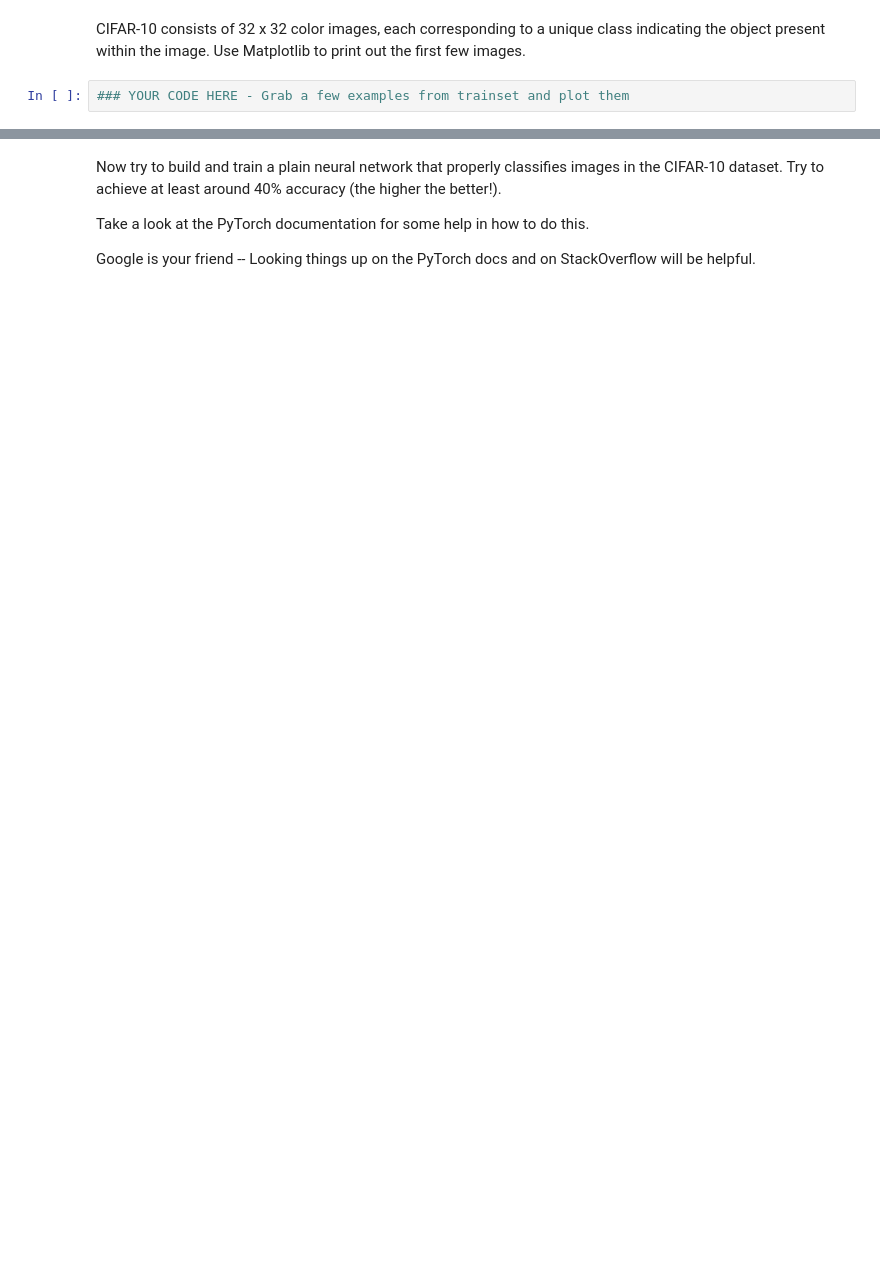
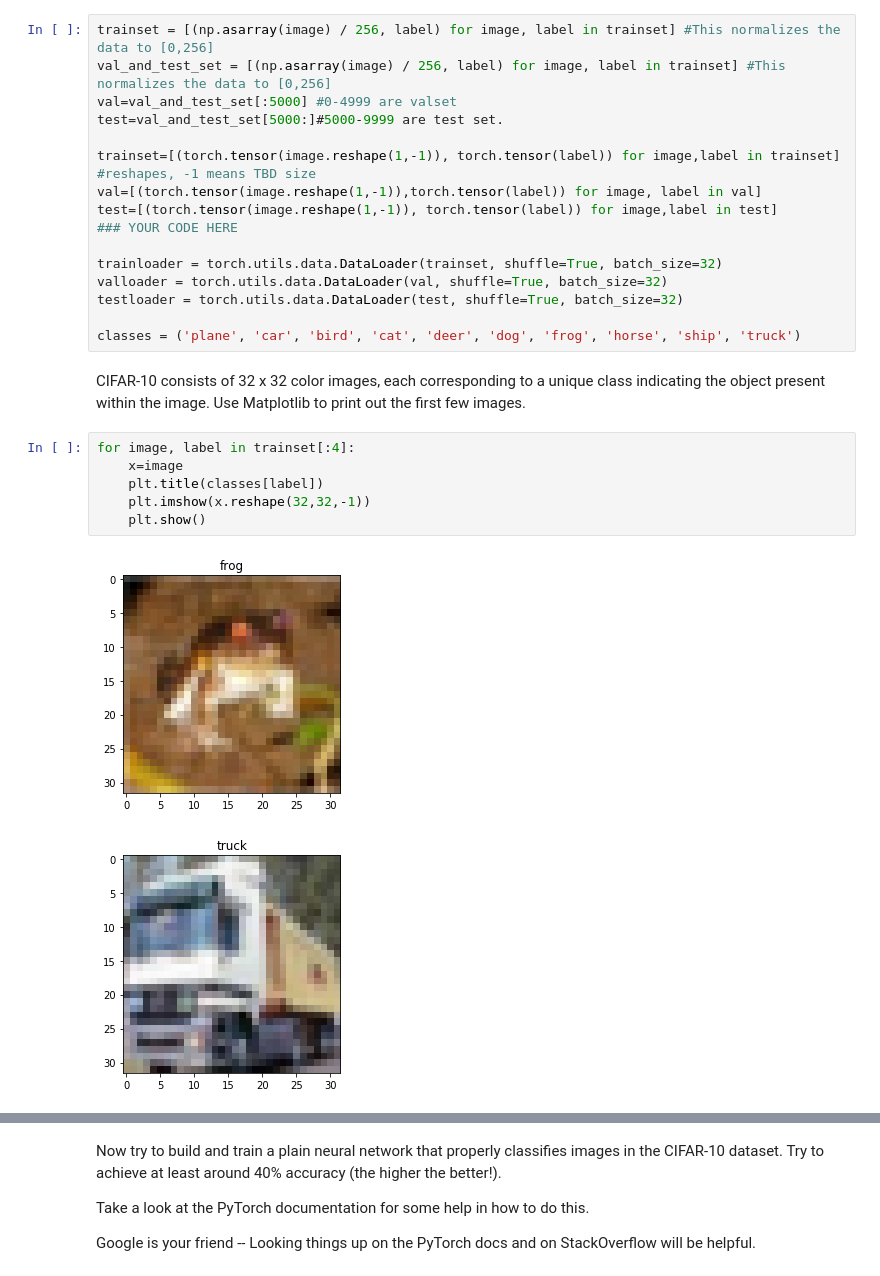
Before and after one commit to McGillAISociety/mais-bootcamp-w2019, a Jupyter notebook: Assignment3/assignment3.ipynb, the cells around one changed output, grey strips where cells are left out. Drawn from its saved outputs; the diff is of its cells as text; blank space fills up the shorter version.

```diff
--- a/Assignment3/assignment3.ipynb
+++ b/Assignment3/assignment3.ipynb
@@ -308,4 +326,27 @@ classes = ('plane', 'car', 'bird', 'cat', 'deer', 'dog', 'frog', 'horse', 'ship'
+# %%
+trainset = [(np.asarray(image) / 256, label) for image, label in trainset] #This normalizes the data to [0,256]
+val_and_test_set = [(np.asarray(image) / 256, label) for image, label in trainset] #This normalizes the data to [0,256]
+val=val_and_test_set[:5000] #0-4999 are valset
+test=val_and_test_set[5000:]#5000-9999 are test set.
+
+trainset=[(torch.tensor(image.reshape(1,-1)), torch.tensor(label)) for image,label in trainset] #reshapes, -1 means TBD size
+val=[(torch.tensor(image.reshape(1,-1)),torch.tensor(label)) for image, label in val]
+test=[(torch.tensor(image.reshape(1,-1)), torch.tensor(label)) for image,label in test]
+### YOUR CODE HERE
+
+trainloader = torch.utils.data.DataLoader(trainset, shuffle=True, batch_size=32)
+valloader = torch.utils.data.DataLoader(val, shuffle=True, batch_size=32)
+testloader = torch.utils.data.DataLoader(test, shuffle=True, batch_size=32)
+
+classes = ('plane', 'car', 'bird', 'cat', 'deer', 'dog', 'frog', 'horse', 'ship', 'truck')
 # %% [markdown]
 CIFAR-10 consists of 32 x 32 color images, each corresponding to a unique class indicating the object present within the image. Use Matplotlib to print out the first few images.
-# %%
-### YOUR CODE HERE - Grab a few examples from trainset and plot them
+# %%
+for image, label in trainset[:4]:
+    x=image
+    plt.title(classes[label])
+    plt.imshow(x.reshape(32,32,-1))
+    plt.show()
+# %% [output]
+[figure, added]
+[figure, added]
```
Also changed, not shown: parts of 18 cells of this notebook, 1 other file.
